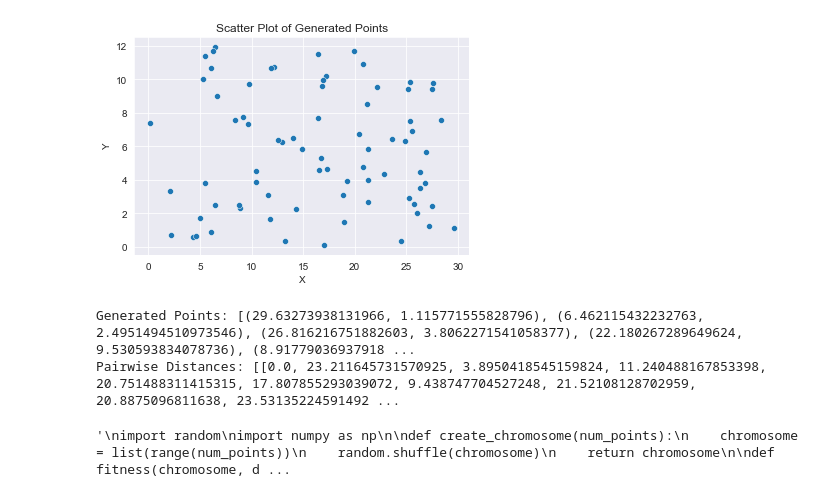
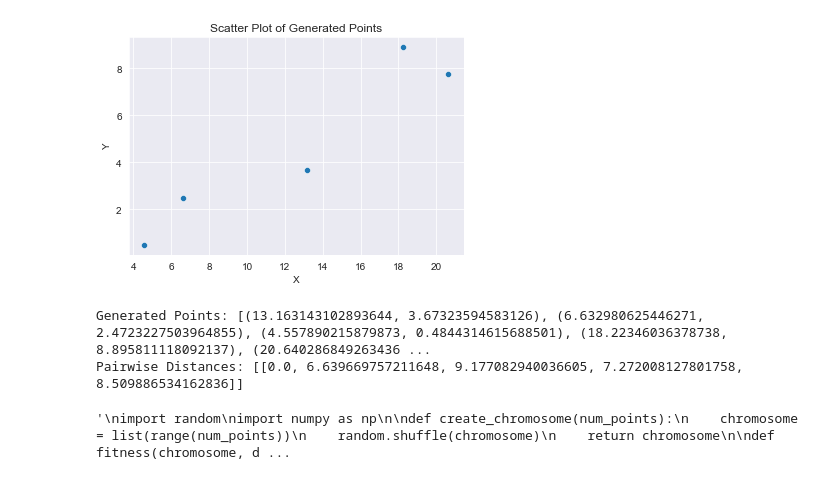
Before and after one commit to VertigoCodes/final-year-project, a Jupyter notebook: algoSource.ipynb, the cells around one changed output. Cells and saved outputs as stored; diff of their text form; code cells hidden in the pictures.

```diff
--- a/algoSource.ipynb
+++ b/algoSource.ipynb
@@ -14,37 +14,37 @@ def generate_points(length, height, num_points):
         y = random.uniform(0, height)
         points.append((x, y))
 
     sns.set_style('darkgrid')
     plt.figure(figsize=(6, 4))
     ax = sns.scatterplot(x=[p[0] for p in points], y=[p[1] for p in points])
     plt.title('Scatter Plot of Generated Points')
     plt.xlabel('X')
     plt.ylabel('Y')
     plt.show()
 
     #pairwise distances
     distances = []
     for i in range(num_points):
         row = []
         for j in range(num_points):
             dist = sqrt((points[i][0] - points[j][0]) ** 2 + (points[i][1] - points[j][1]) ** 2)
             row.append(dist)
         distances.append(row)
 
     return points, distances
 
 length = 30.0
 height = 12.0
 #num_points = 136
-num_points = 75
+num_points = 5
 
 source_points, source_distances = generate_points(length, height, num_points)
 print('Generated Points:', source_points[:5])
 print('Pairwise Distances:', source_distances[:1])
 # %% [output]
-[figure, old version]
+[figure, new version]
-Generated Points: [(29.63273938131966, 1.115771555828796), (6.462115432232763, 2.4951494510973546), (26.816216751882603, 3.8062271541058377), (22.180267289649624, 9.530593834078736), (8.91779036937918 ...
-Pairwise Distances: [[0.0, 23.211645731570925, 3.8950418545159824, 11.240488167853398, 20.751488311415315, 17.807855293039072, 9.438747704527248, 21.52108128702959, 20.8875096811638, 23.53135224591492 ...
+Generated Points: [(13.163143102893644, 3.67323594583126), (6.632980625446271, 2.4723227503964855), (4.557890215879873, 0.4844314615688501), (18.22346036378738, 8.895811118092137), (20.640286849263436 ...
+Pairwise Distances: [[0.0, 6.639669757211648, 9.177082940036605, 7.272008127801758, 8.509886534162836]]
 # %%
 def calculate_length(route: List[int], distances: List[List[float]]) -> float:
     if len(route) != len(distances):
```
Also changed, not shown: parts of 6 cells of this notebook, 1 other file.
